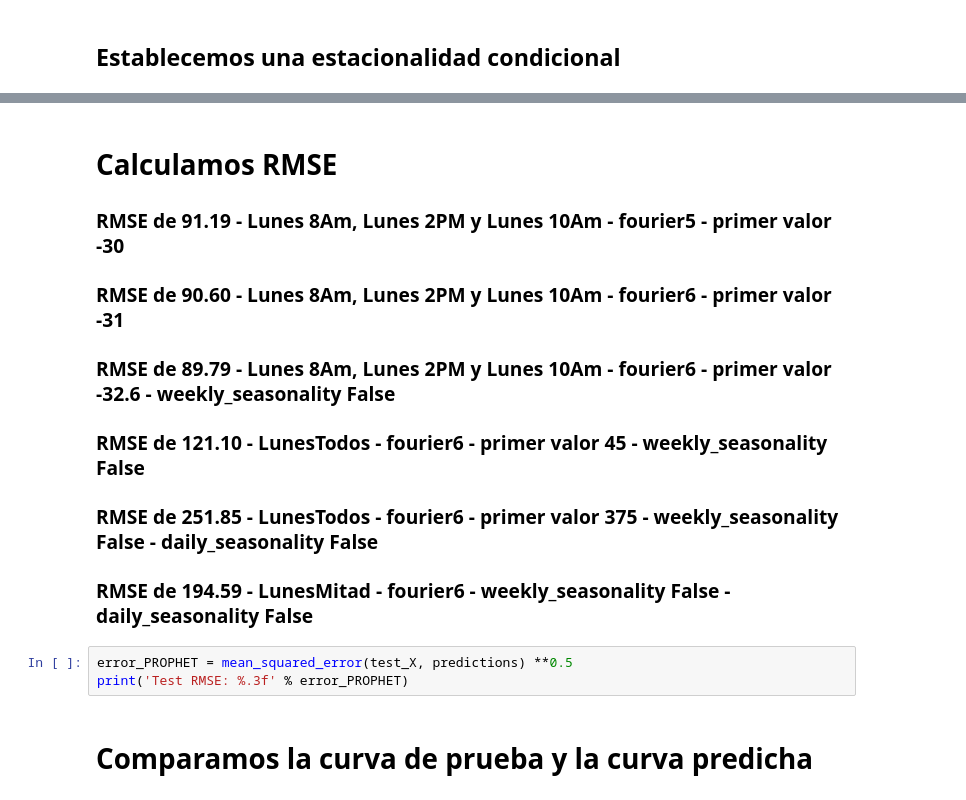
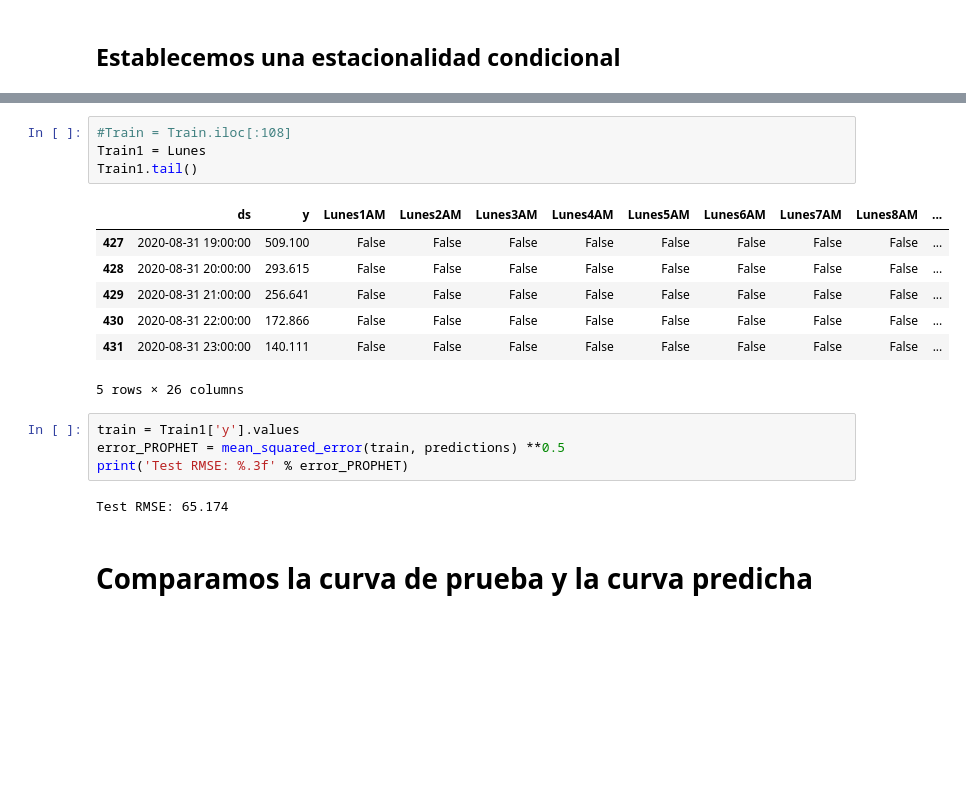
Before and after one commit to Jhonvalencia77/5to_avance, a Jupyter notebook: 0Modelo_Prophet_Lunes.ipynb, the cells around one changed output, grey strips where cells are left out. Saved outputs shown, nothing was run; the diff lists cells and outputs as text; blank space fills up the shorter version.

```diff
--- a/0Modelo_Prophet_Lunes.ipynb
+++ b/0Modelo_Prophet_Lunes.ipynb
@@ -597,13 +724,20 @@ IndexError: index 0 is out of bounds for axis 0 with size 0
-# %% [markdown]
-# Calculamos RMSE
-### RMSE de 91.19 - Lunes 8Am, Lunes 2PM y Lunes 10Am - fourier5 - primer valor -30
-### RMSE de 90.60 - Lunes 8Am, Lunes 2PM y Lunes 10Am - fourier6 - primer valor -31
-### RMSE de 89.79 - Lunes 8Am, Lunes 2PM y Lunes 10Am - fourier6 - primer valor -32.6 - weekly_seasonality False
-### RMSE de 121.10 - LunesTodos - fourier6 - primer valor 45 - weekly_seasonality False
-### RMSE de 251.85 - LunesTodos - fourier6 - primer valor 375 - weekly_seasonality False - daily_seasonality False
-### RMSE de 194.59 - LunesMitad - fourier6 - weekly_seasonality False - daily_seasonality False
-# %%
-error_PROPHET = mean_squared_error(test_X, predictions) **0.5
-print('Test RMSE: %.3f' % error_PROPHET)
+# %%
+#Train = Train.iloc[:108]
+Train1 = Lunes
+Train1.tail()
+# %% [output]
+|  | ds | y | Lunes1AM | Lunes2AM | Lunes3AM | Lunes4AM | Lunes5AM | Lunes6AM | Lunes7AM | Lunes8AM | ... |
+| 427 | 2020-08-31 19:00:00 | 509.100 | False | False | False | False | False | False | False | False | ... |
+| 428 | 2020-08-31 20:00:00 | 293.615 | False | False | False | False | False | False | False | False | ... |
+| 429 | 2020-08-31 21:00:00 | 256.641 | False | False | False | False | False | False | False | False | ... |
+| 430 | 2020-08-31 22:00:00 | 172.866 | False | False | False | False | False | False | False | False | ... |
+| 431 | 2020-08-31 23:00:00 | 140.111 | False | False | False | False | False | False | False | False | ... |
+5 rows × 26 columns
+# %%
+train = Train1['y'].values
+error_PROPHET = mean_squared_error(train, predictions) **0.5
+print('Test RMSE: %.3f' % error_PROPHET)
+# %% [output]
+Test RMSE: 65.174
 # %% [markdown]
 # Comparamos la curva de prueba y la curva predicha
```
Also changed, not shown: parts of 22 cells of this notebook.
